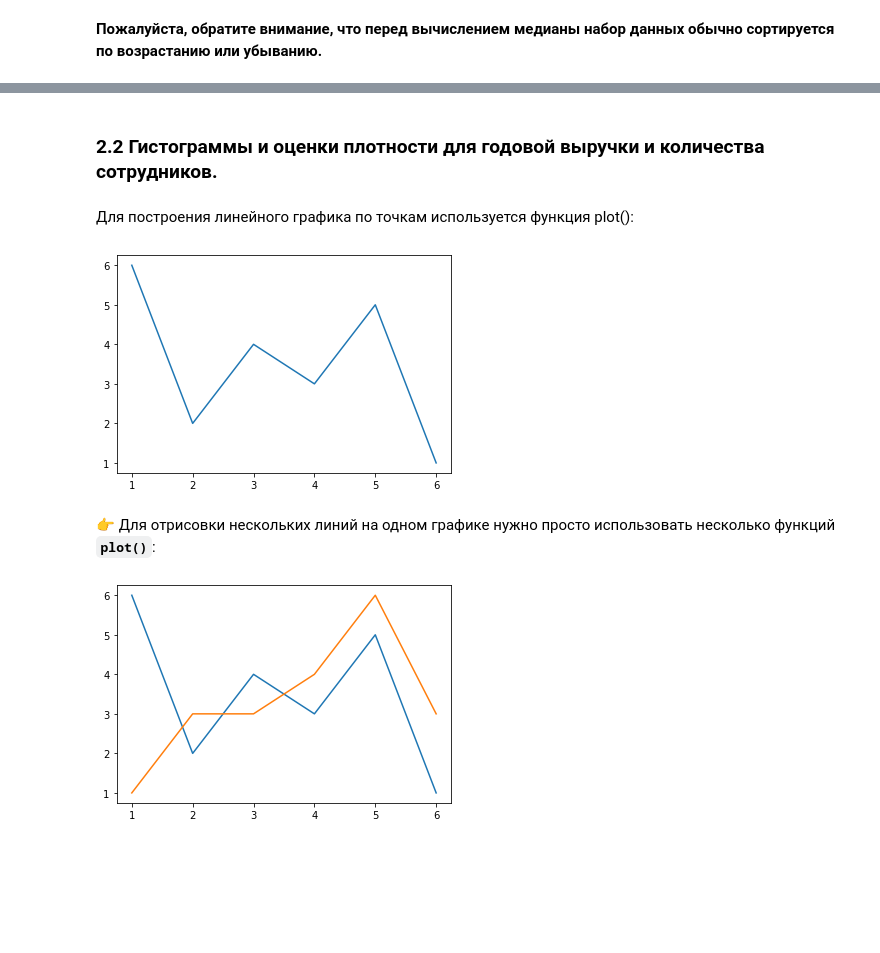
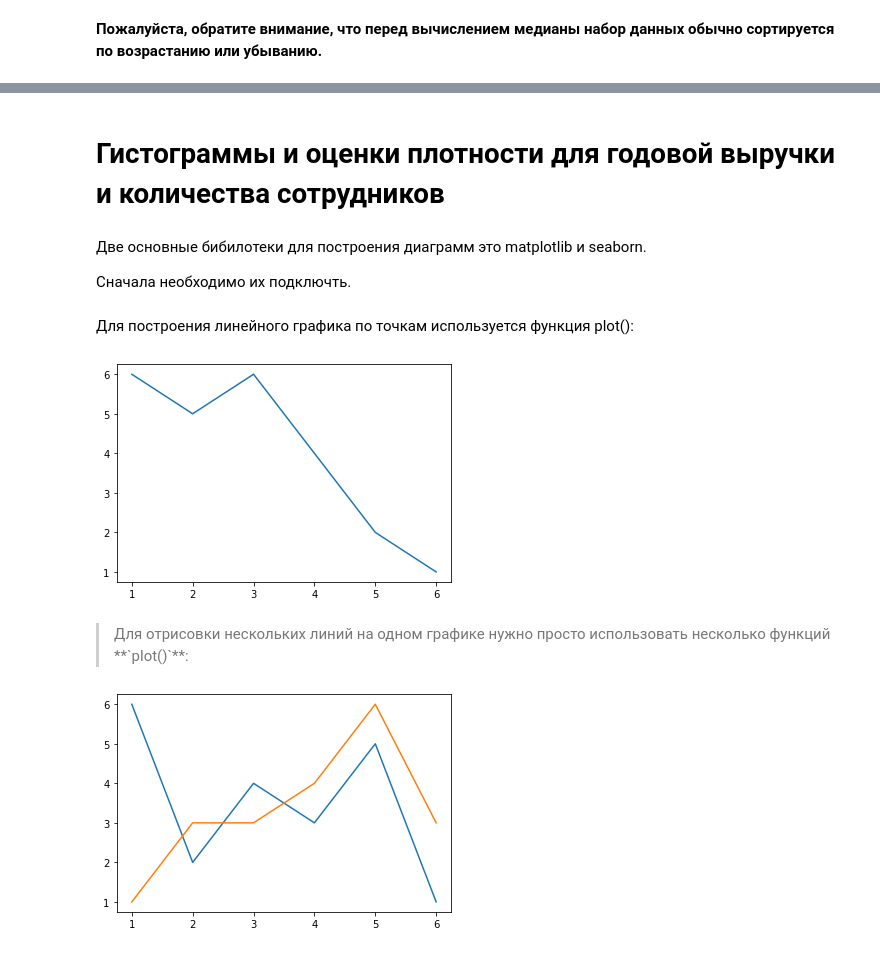
Before and after one commit to a-berezhkov/nto, a Jupyter notebook: NTO.ipynb, the cells around one changed output, grey strips where cells are left out. Drawn from its saved outputs; the diff is of its cells as text; code cells hidden in the pictures; blank space fills up the shorter version.

```diff
--- a/NTO.ipynb
+++ b/NTO.ipynb
@@ -228,5 +345,11 @@ median_employees = df['Количество сотрудников'].median()
 # %% [markdown]
-### 2.2 Гистограммы и оценки плотности для годовой выручки и количества сотрудников.
+<a id="chapter3"></a>
+
+# Гистограммы и оценки плотности для годовой выручки и количества сотрудников
+# %% [markdown]
+Две основные бибилотеки для построения диаграмм это matplotlib и seaborn.
+
+Сначала необходимо их подключть.
 # %%
 import matplotlib.pyplot as plt
 import seaborn as sns
@@ -234,15 +357,15 @@ import seaborn as sns
 Для построения линейного графика по точкам используется функция plot():
 # %%
 plt.plot(
-    [1, 2, 3, 4, 5, 6],      # << X координаты.
-    [6, 2, 4, 3, 5, 1]       # << Y координаты.
+    [1, 2, 3, 4, 5, 6],      # X координаты.
+    [6, 5, 6, 4, 2, 1]       # Y координаты.
 )
 
-plt.show()                   # << Показать график.
+plt.show()                   # Показать график.
 # %% [output]
-[figure, old version]
+[figure, new version]
 # %% [markdown]
-👉 Для отрисовки нескольких линий на одном графике нужно просто использовать несколько функций **`plot()`**:
+<blockquote>Для отрисовки нескольких линий на одном графике нужно просто использовать несколько функций **`plot()`**:</blockquote>
 # %%
 plt.plot(
     [1, 2, 3, 4, 5, 6],
```
Also changed, not shown: parts of 115 cells of this notebook, 2 other files.
